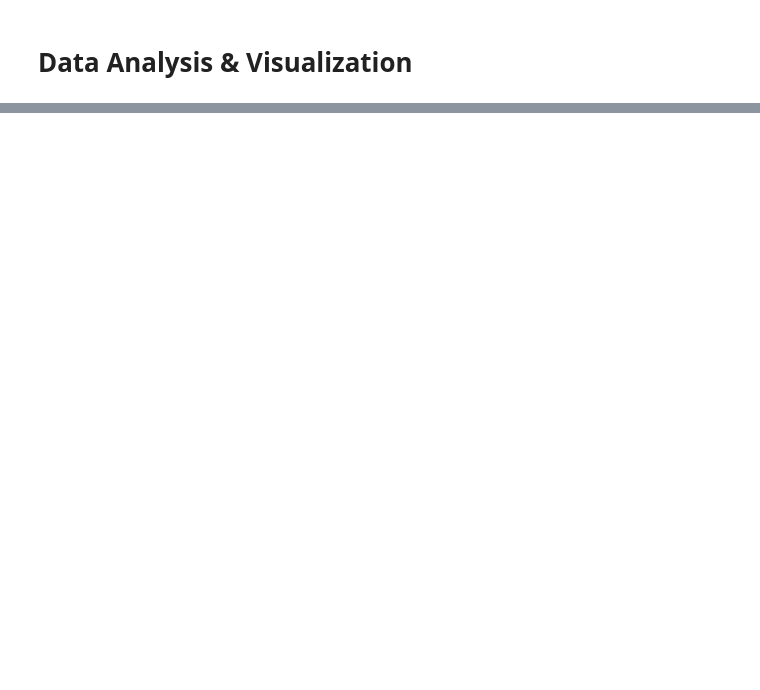
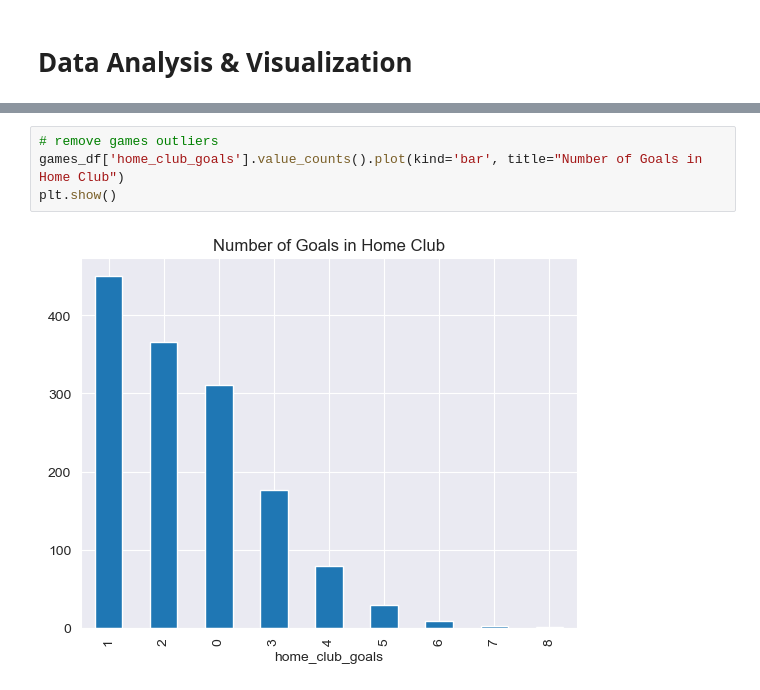
Before and after one commit to RiccardoPili/Football-Data-Analysis, a Jupyter notebook: games.ipynb, the cells around one changed output, grey strips where cells are left out. Drawn from its saved outputs; the diff is of its cells as text; blank space fills up the shorter version.

```diff
--- a/games.ipynb
+++ b/games.ipynb
@@ -32,0 +234,6 @@ games_df
+# %%
+# remove games outliers
+games_df['home_club_goals'].value_counts().plot(kind='bar', title="Number of Goals in Home Club")
+plt.show()
+# %% [output]
+[figure, added]
```
Also changed, not shown: parts of 17 cells of this notebook, 1 other file.
